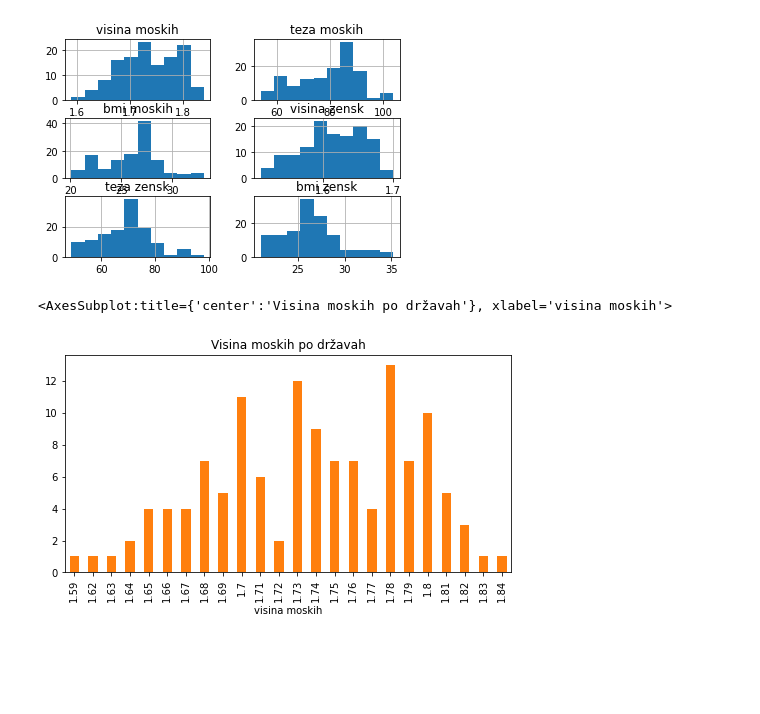
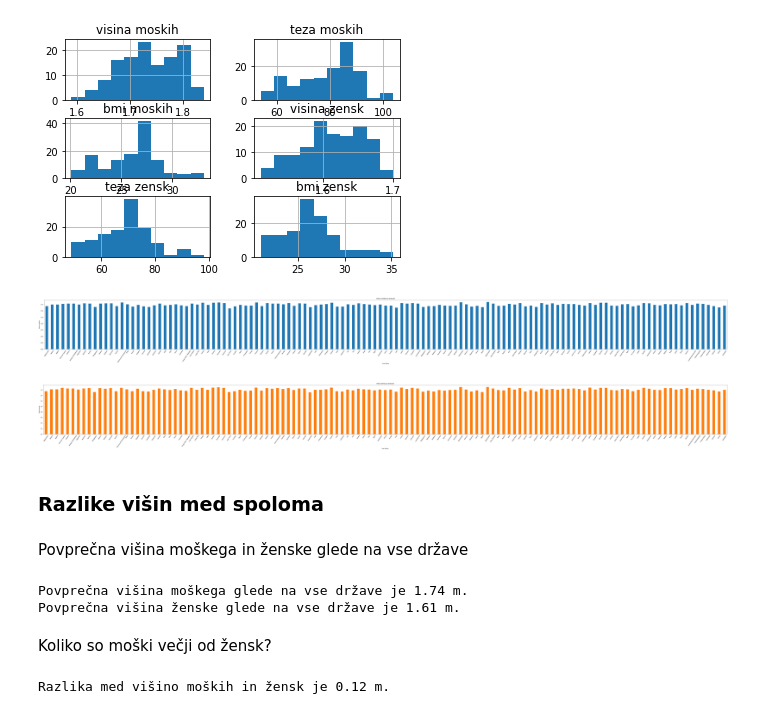
Before and after one commit to AmandaBabic/ProjektnaNaloga, a Jupyter notebook: AnaliziranjePodatkov.ipynb, the cells around one changed output. Cells and saved outputs as stored; diff of their text form; code cells hidden in the pictures; blank space fills up the shorter version.

```diff
--- a/AnaliziranjePodatkov.ipynb
+++ b/AnaliziranjePodatkov.ipynb
@@ -230,5 +230,48 @@ countries_by_maleheight = countries.groupby('visina moskih')
-# %%
-countries_by_maleheight.size().plot.bar(x='ime', y='visina moskih', color='C1', title='Visina moskih po državah', figsize=(8, 4))
-# %% [output]
-<AxesSubplot:title={'center':'Visina moskih po državah'}, xlabel='visina moskih'>
-[figure, removed]
+# %%
+
+countries_by_maleheight = countries.groupby('ime drzave')['visina moskih'].mean() #mean izračuna povprečje od vsakega stolpca
+
+plt.figure(figsize=(80, 8))
+countries_by_maleheight.plot(kind='bar', color='C0')
+plt.xlabel('Ime države')
+plt.ylabel('Višina moških')
+plt.title('Višina moških po državah')
+plt.xticks(rotation=55)  # rotacija, da se lažje prebere vse države
+plt.tight_layout()  # za urejeno razporeditev imen
+plt.show()
+
+
+countries_by_femaleheight = countries.groupby('ime drzave')['visina zensk'].mean() #mean izračuna povprečje od vsakega stolpca
+
+plt.figure(figsize=(80, 8))
+countries_by_femaleheight.plot(kind='bar', color='C1')
+plt.xlabel('Ime države')
+plt.ylabel('Višina žensk')
+plt.title('Višina žensk po državah')
+plt.xticks(rotation=55)  # rotacija, da se lažje prebere vse države
+plt.tight_layout()  # za urejeno razporeditev imen
+plt.show()
+# %% [output]
+[figure, added]
+[figure, added]
+# %% [markdown]
+### Razlike višin med spoloma
+# %% [markdown]
+Povprečna višina moškega in ženske glede na vse države
+# %%
+average_world_male_height = round(np.mean(podtabela["visina moskih"]), 2)
+average_world_female_height = round(np.mean(podtabela["visina zensk"]), 2)
+
+print("Povprečna višina moškega glede na vse države je", average_world_male_height, "m.")
+print("Povprečna višina ženske glede na vse države je", average_world_female_height, "m.")
+# %% [output]
+Povprečna višina moškega glede na vse države je 1.74 m.
+Povprečna višina ženske glede na vse države je 1.61 m.
+# %% [markdown]
+Koliko so moški večji od žensk?
+# %%
+rounded_height_difference = round(average_world_male_height - average_world_female_height, 2)
+
+print("Razlika med višino moških in žensk je", rounded_height_difference, "m.")
+# %% [output]
+Razlika med višino moških in žensk je 0.12 m.
```
Also changed, not shown: parts of 10 cells of this notebook, 3 other files.
